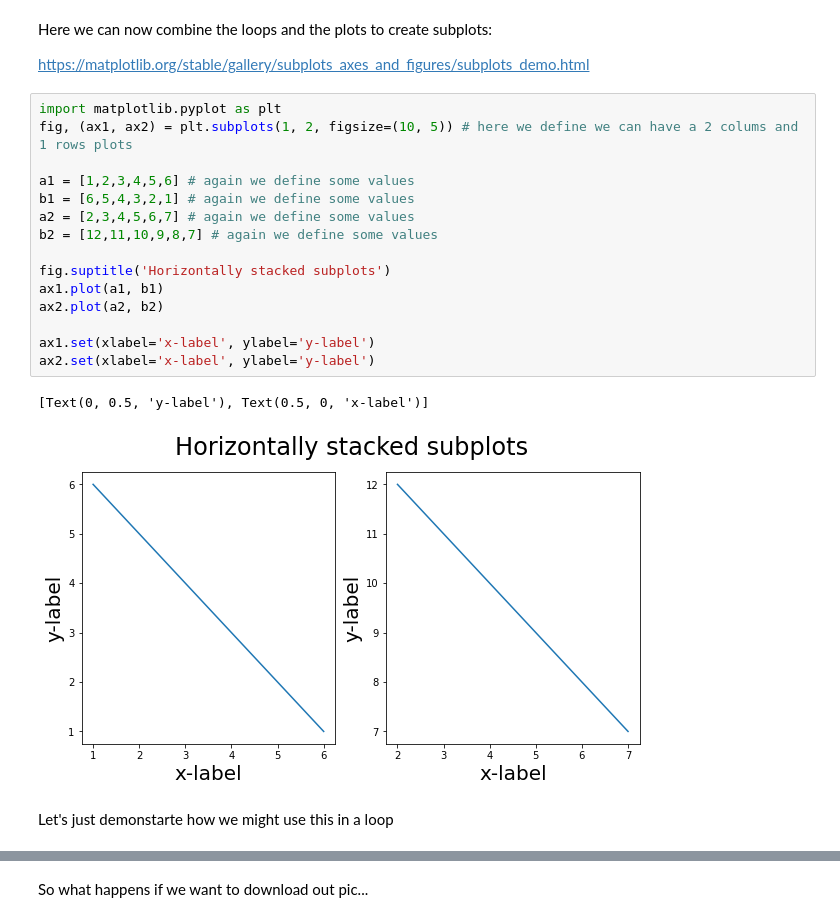
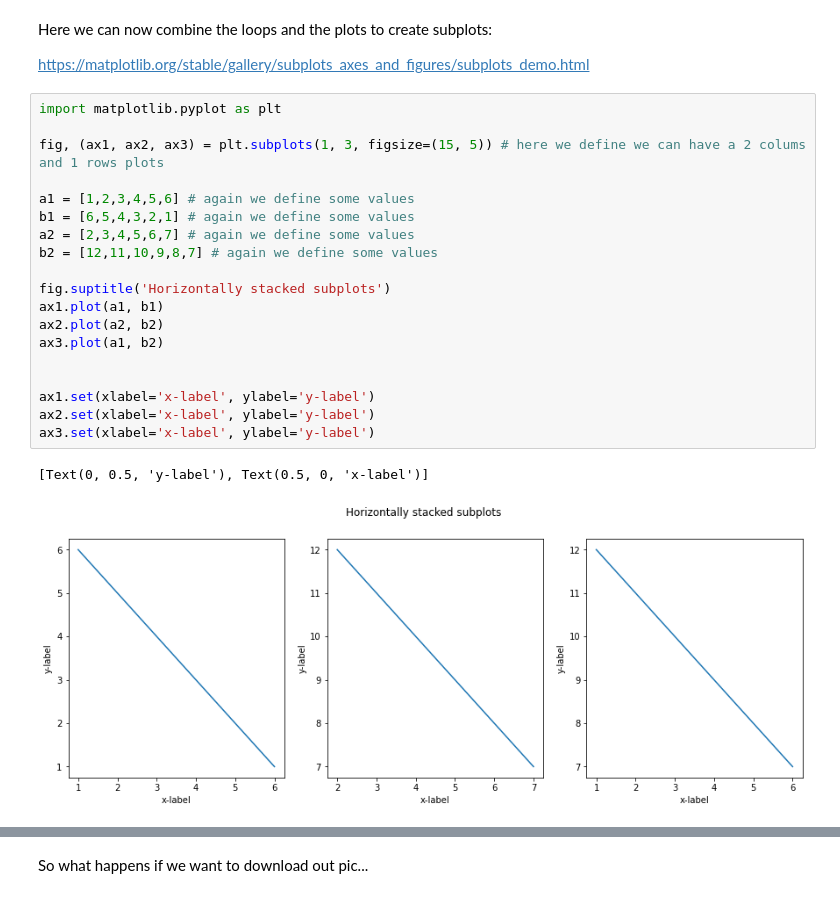
Before and after one commit to flowonthegoliv/ENVS231, a Jupyter notebook: ENVS231_Computer_Practical.ipynb, the cells around one changed output, grey strips where cells are left out. Saved outputs shown, nothing was run; the diff lists cells and outputs as text.

```diff
--- a/ENVS231_Computer_Practical.ipynb
+++ b/ENVS231_Computer_Practical.ipynb
@@ -318,21 +334,23 @@ Here we can now combine the loops and the plots to create subplots:
 https://matplotlib.org/stable/gallery/subplots_axes_and_figures/subplots_demo.html
 # %%
 import matplotlib.pyplot as plt
-fig, (ax1, ax2) = plt.subplots(1, 2, figsize=(10, 5)) # here we define we can have a 2 colums and 1 rows plots
+
+fig, (ax1, ax2, ax3) = plt.subplots(1, 3, figsize=(15, 5)) # here we define we can have a 2 colums and 1 rows plots
 
 a1 = [1,2,3,4,5,6] # again we define some values
 b1 = [6,5,4,3,2,1] # again we define some values
 a2 = [2,3,4,5,6,7] # again we define some values
 b2 = [12,11,10,9,8,7] # again we define some values
 
 fig.suptitle('Horizontally stacked subplots')
 ax1.plot(a1, b1)
 ax2.plot(a2, b2)
+ax3.plot(a1, b2)
+
 
 ax1.set(xlabel='x-label', ylabel='y-label')
 ax2.set(xlabel='x-label', ylabel='y-label')
+ax3.set(xlabel='x-label', ylabel='y-label')
 # %% [output]
 [Text(0, 0.5, 'y-label'), Text(0.5, 0, 'x-label')]
-[figure, old version]
+[figure, new version]
-# %% [markdown]
-Let's just demonstarte how we might use this in a loop
```
Also changed, not shown: parts of 20 cells of this notebook.
